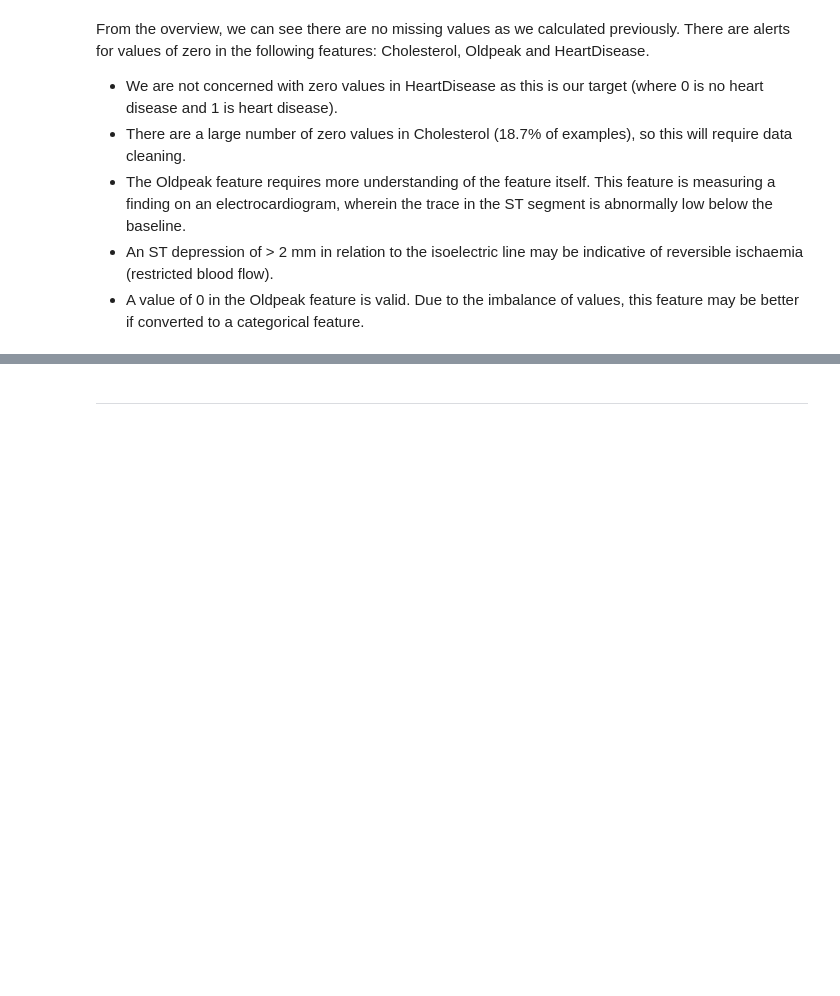
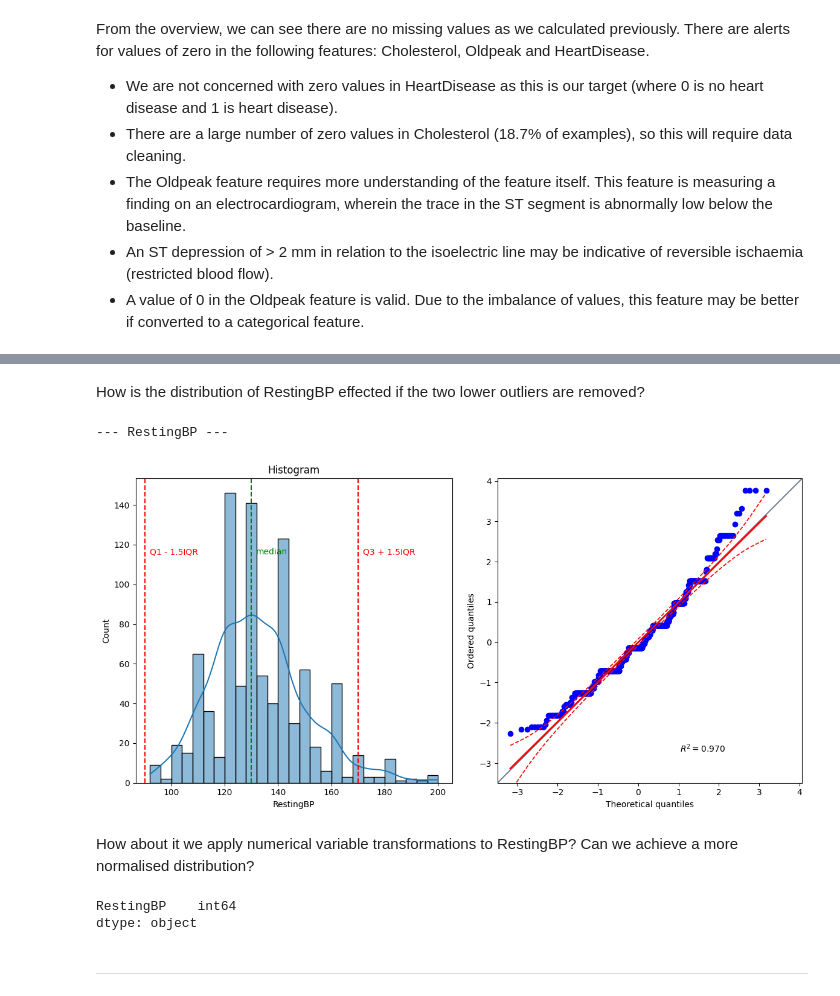
Before and after one commit to jfpaliga/CVD-predictor, a Jupyter notebook: jupyter_notebooks/02 - ExploratoryDataAnalysis.ipynb, the cells around one changed output, grey strips where cells are left out. Drawn from its saved outputs; the diff is of its cells as text; code cells hidden in the pictures; blank space fills up the shorter version.

```diff
--- a/jupyter_notebooks/02 - ExploratoryDataAnalysis.ipynb
+++ b/jupyter_notebooks/02 - ExploratoryDataAnalysis.ipynb
@@ -105,3 +187,35 @@ for col in df.select_dtypes(include="number").columns:
+# %% [markdown]
+How is the distribution of RestingBP effected if the two lower outliers are removed?
+# %%
+restingBP_IQR = calc_IQR(outliers_df, "RestingBP")
+restingBP_Q1 = outliers_df["RestingBP"].quantile(q=0.25)
+
+restingBP_with_no_low_outliers = outliers_df.query("RestingBP >= @restingBP_Q1 - 1.5*@restingBP_IQR")
+
+restingBP_with_no_low_outliers_df = restingBP_with_no_low_outliers["RestingBP"].to_frame()
+
+plot_distribution_and_qq(restingBP_with_no_low_outliers_df)
+# %% [output]
+--- RestingBP ---
+[figure, added]
+# %% [markdown]
+How about it we apply numerical variable transformations to RestingBP? Can we achieve a more normalised distribution?
+# %%
+from sklearn.pipeline import Pipeline
+from feature_engine import transformation as vt
+
+restingBP_with_no_low_outliers_df.dtypes
+
+# pipeline = Pipeline([
+#     ( "log", vt.LogTransformer() )
+# ])
+
+# restingBP_transformed_df = pipeline.fit_transform(restingBP_with_no_low_outliers_df)
+
+# plot_distribution_and_qq(restingBP_transformed_df)
+# %% [output]
+RestingBP    int64
+dtype: object
 # %% [markdown]
 ---
 # %% [markdown]
```
Also changed, not shown: parts of 7 cells of this notebook.
